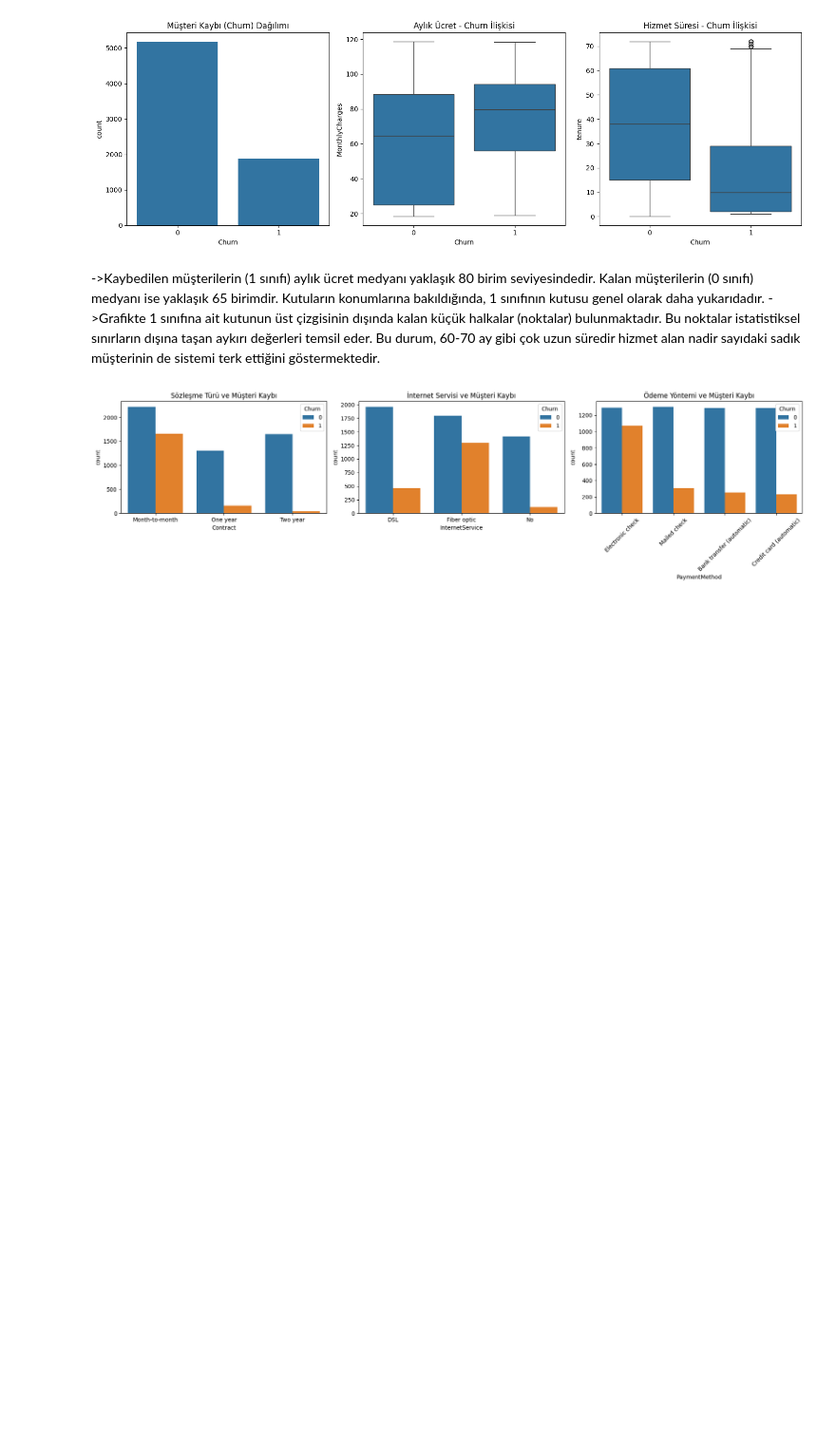
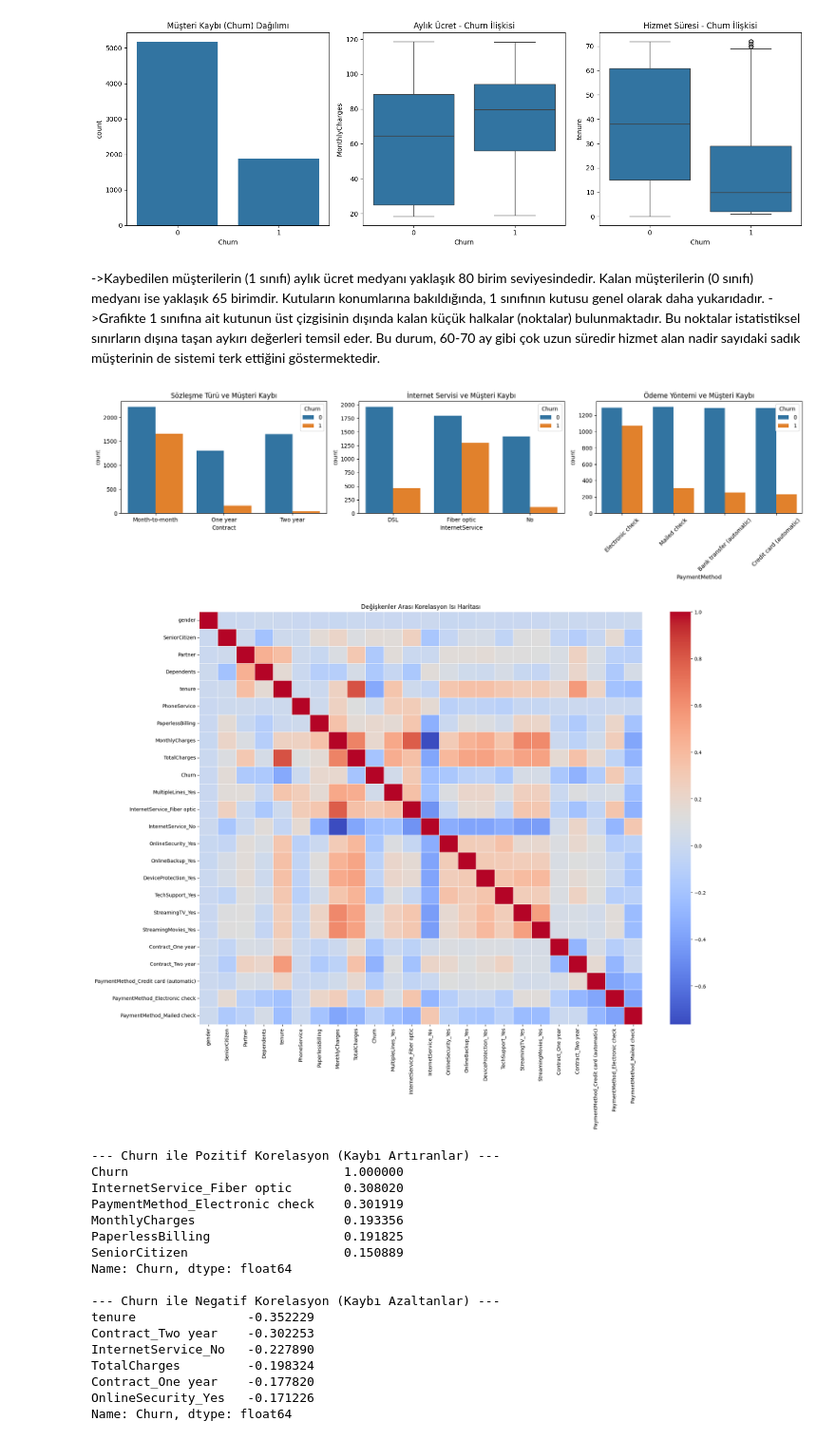
Before and after one commit to Mustafassrc/Telco-Customer-Churn-Prediction, a Jupyter notebook: notebooks/01_veri_kesfi.ipynb, the cells around one changed output. Shown at 95% size. Drawn from its saved outputs; the diff is of its cells as text; code cells hidden in the pictures; blank space fills up the shorter version.

```diff
--- a/notebooks/01_veri_kesfi.ipynb
+++ b/notebooks/01_veri_kesfi.ipynb
@@ -205,3 +205,55 @@ plt.tight_layout()
 plt.show()
 # %% [output]
 [figure]
+# %%
+# 1. İki sınıflı değişkenlerin tespiti ve Label Encoding uygulanması
+ikili_sutunlar=['gender', 'Partner', 'Dependents', 'PhoneService', 'PaperlessBilling']
+for sutun in ikili_sutunlar:
+    df[sutun]=df[sutun].astype("category").cat.codes
+
+# 2. Çok sınıflı değişkenlerin tespiti ve One-Hot Encoding uygulanması
+coklu_sutunlar=['MultipleLines', 'InternetService', 'OnlineSecurity', 'OnlineBackup',
+                  'DeviceProtection', 'TechSupport', 'StreamingTV', 'StreamingMovies',
+                  'Contract', 'PaymentMethod']
+
+# drop_first=True parametresi Kukla Değişken Tuzağını önler
+df=pd.get_dummies(df,columns=coklu_sutunlar,drop_first=True)
+
+# Boole (True/False) değerlerini makine öğrenmesi için 1 ve 0'a dönüştürme
+bool_sutunlar=df.select_dtypes(include=["bool"]).columns
+df[bool_sutunlar]=df[bool_sutunlar].astype(int)
+
+# 3. Korelasyon Matrisinin Oluşturulması ve Görselleştirilmesi
+plt.figure(figsize=(20,15))
+korelasyon_matrisi=df.corr()
+
+# Isı haritası (Heatmap) çizimi
+sns.heatmap(korelasyon_matrisi,annot=False,cmap='coolwarm', linewidths=0.5)
+plt.title('Değişkenler Arası Korelasyon Isı Haritası')
+plt.show()
+
+# 4. Churn ile en yüksek pozitif ve negatif ilişkiye sahip değişkenlerin listelenmesi
+print("--- Churn ile Pozitif Korelasyon (Kaybı Artıranlar) ---")
+print(korelasyon_matrisi['Churn'].sort_values(ascending=False).head(6))
+
+print("\n--- Churn ile Negatif Korelasyon (Kaybı Azaltanlar) ---")
+print(korelasyon_matrisi['Churn'].sort_values(ascending=True).head(6))
+# %% [output]
+[figure, added]
+--- Churn ile Pozitif Korelasyon (Kaybı Artıranlar) ---
+Churn                             1.000000
+InternetService_Fiber optic       0.308020
+PaymentMethod_Electronic check    0.301919
+MonthlyCharges                    0.193356
+PaperlessBilling                  0.191825
+SeniorCitizen                     0.150889
+Name: Churn, dtype: float64
+
+--- Churn ile Negatif Korelasyon (Kaybı Azaltanlar) ---
+tenure               -0.352229
+Contract_Two year    -0.302253
+InternetService_No   -0.227890
+TotalCharges         -0.198324
+Contract_One year    -0.177820
+OnlineSecurity_Yes   -0.171226
+Name: Churn, dtype: float64
```
Also changed, not shown: parts of 1 cell of this notebook.
